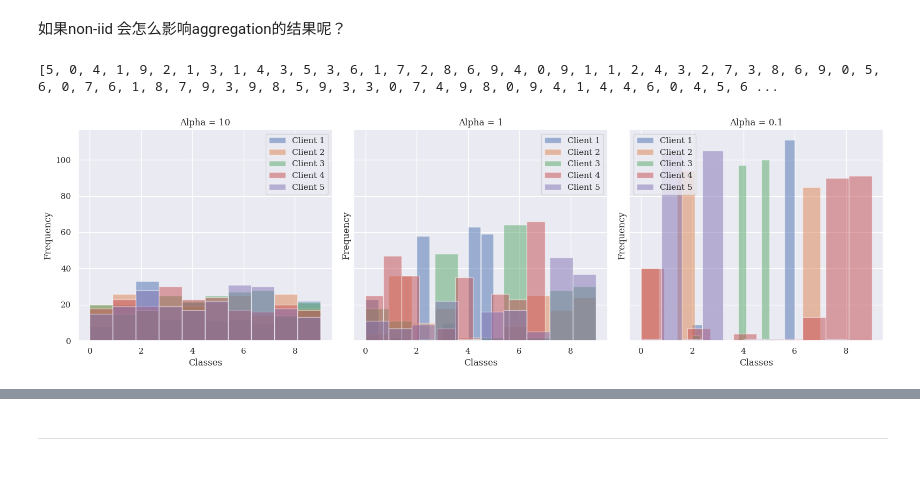
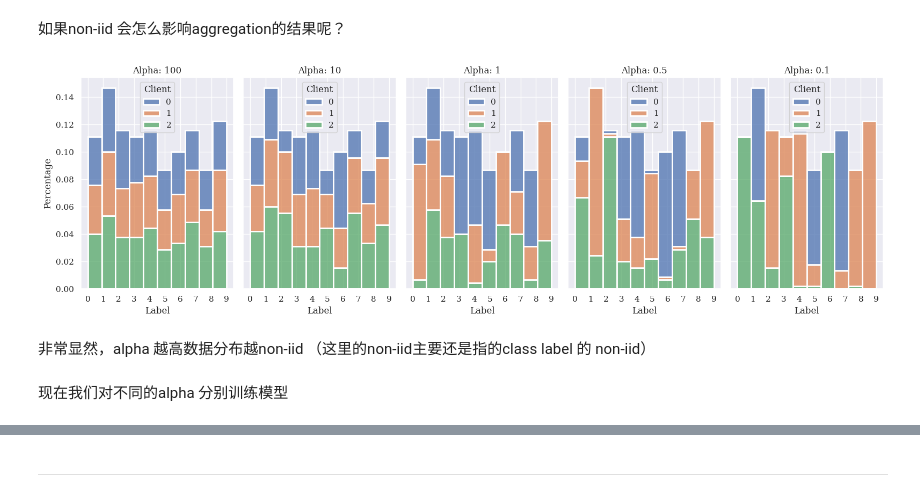
Before and after one commit to PengHongyiNTU/scaler-symmetry, a Jupyter notebook: examples.ipynb, the cells around one changed output, grey strips where cells are left out. Cells and saved outputs as stored; diff of their text form; code cells hidden in the pictures.

```diff
--- a/examples.ipynb
+++ b/examples.ipynb
@@ -398,41 +400,40 @@ plt.tight_layout()
 # %%
 trainset, testset = prepare_dataset("MNIST", "MLP")
 subset = torch.utils.data.Subset(trainset, range(500))
+labels = np.array([label for _, label in subset])
+prepare_sns()
-# %%
-len(testset)
-labels = [label for _, label in subset]
-# iterating through the test takes much longer than expected
-print(labels)
-# %% [output]
-[5, 0, 4, 1, 9, 2, 1, 3, 1, 4, 3, 5, 3, 6, 1, 7, 2, 8, 6, 9, 4, 0, 9, 1, 1, 2, 4, 3, 2, 7, 3, 8, 6, 9, 0, 5, 6, 0, 7, 6, 1, 8, 7, 9, 3, 9, 8, 5, 9, 3, 3, 0, 7, 4, 9, 8, 0, 9, 4, 1, 4, 4, 6, 0, 4, 5, 6 ...
 # %%
-import numpy as np
-import matplotlib.pyplot as plt
-from split import dirichlet_distribution_noniid_slice
-
 # Assuming 'testset' is your PyTorch test dataset
 # Replace this with the actual code to obtain 'labels' from your dataset
-labels = np.random.choice(10, 1000)
-alphas = [10, 1, 0.1]
+from matplotlib.pyplot import xscale
+
+
+alphas = [100, 10, 1, 0.5, 0.1]
 num_classes = 10
 fig, axs = plt.subplots(1, len(alphas), figsize=(16, 5), sharey=True)
-
 for alpha_idx, alpha in enumerate(alphas):
-    idx_slices = dirichlet_distribution_noniid_slice(labels, 5, alpha)
-
+    idx_slices = dirichlet_distribution_noniid_slice(labels, 3, alpha)
     # Prepare data for histogram
-    hist_data = [labels[idx] for idx in idx_slices]
-
-    # Plot histogram for each subset
-    for i, subset in enumerate(hist_data):
-        axs[alpha_idx].hist(subset, bins=num_classes, alpha=0.5, label=f'Client {i+1}')
-
-    axs[alpha_idx].set_title(f'Alpha = {alpha}')
-    axs[alpha_idx].set_xlabel('Classes')
-    axs[alpha_idx].set_ylabel('Frequency')
-    axs[alpha_idx].legend()
-
+    data = {'Client': [], 'Label': []}
+    for i, idx_slice in enumerate(idx_slices):
+        client_id = [i] * len(idx_slice)
+        data['Client'].extend(client_id)
+        data['Label'].extend(labels[idx_slice])
+    data = pd.DataFrame(data)
+    data['Client'] = data['Client'].astype('category')
+    sns.histplot(data, x='Label',
+                hue='Client',
+                ax=axs[alpha_idx],
+                multiple='stack',
+                stat='density',
+                fill=True,
+                linewidth=2,)
+    axs[alpha_idx].set_title(f"Alpha: {alpha}")
+    axs[alpha_idx].set_xlabel("Label")
+    axs[alpha_idx].set_ylabel("Percentage")
+    axs[alpha_idx].set_xticks(range(num_classes))
+    axs[alpha_idx].set_xticklabels(range(num_classes))
 plt.tight_layout()
 plt.show()
 # %% [output]
-[figure, old version]
+[figure, new version]
@@ -445,0 +440,4 @@ class NonIIDExperimentsSepcGenerator(SpecGenerator):
+# %% [markdown]
+非常显然，alpha 越高数据分布越non-iid （这里的non-iid主要还是指的class label 的 non-iid）
+# %% [markdown]
+现在我们对不同的alpha 分别训练模型
```
Also changed, not shown: parts of 23 cells of this notebook, 15 other files.
